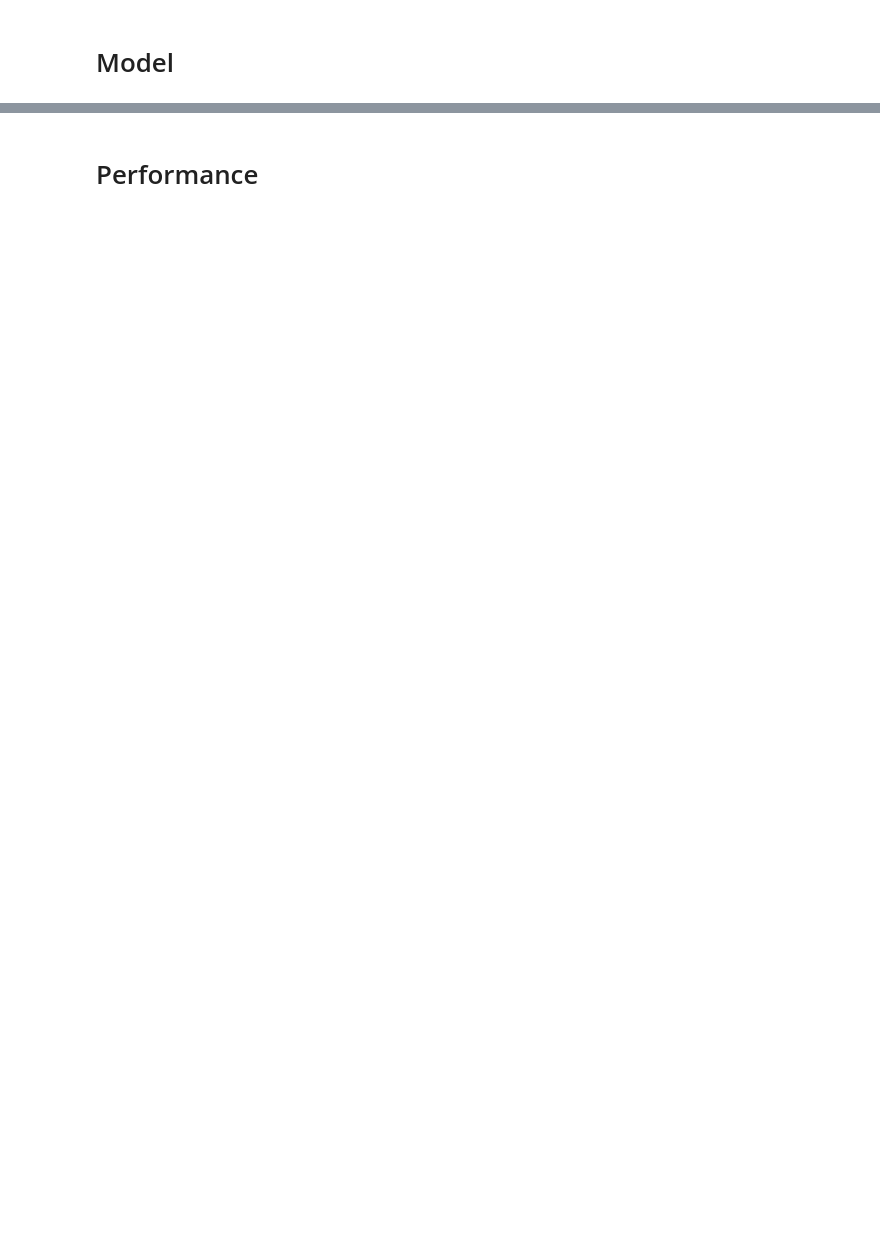
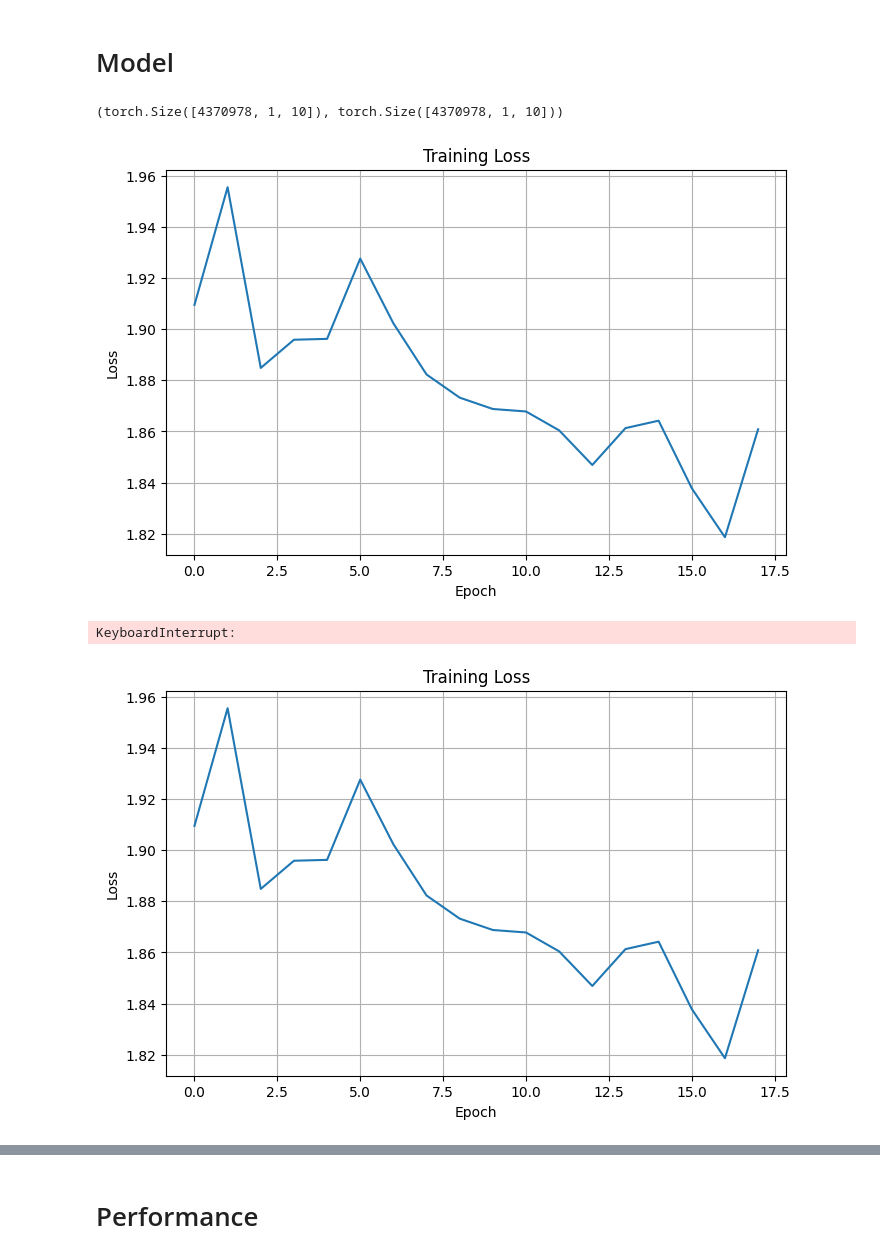
Before and after one commit to rushikesh-katkar/transformer, a Jupyter notebook: notebooks/nb_v1.ipynb, the cells around one changed output, grey strips where cells are left out. Drawn from its saved outputs; the diff is of its cells as text; code cells hidden in the pictures; blank space fills up the shorter version.

```diff
--- a/notebooks/nb_v1.ipynb
+++ b/notebooks/nb_v1.ipynb
@@ -114,20 +123,29 @@ import random
 
 
 X, Y = [], []
+x_before, y_before =  None, None
 
 for word in words:
     # Choose a random mask probability for this example
-    mask_prob = random.uniform(0.05, 0.3)  # e.g., 10% to 80% masked
+    mask_prob = random.uniform(0.1, 0.9)  # e.g., 10% to 80% masked
     u = random.random()
     # mask_prob = 0.05 + (0.8 - 0.1) * (1 - u**2)  # favor smaller mask fraction
 
-    x, y = prepare_training_example(word, Tokenizer, max_len=8, mask_prob=mask_prob)
+    for _ in range(50):
 
-    X.append(x)
+        x, y = prepare_training_example(word, Tokenizer, max_len=8, mask_prob=mask_prob)
 
-    Y.append(y)
+        if (x_before != None) and torch.all((x_before == x) & (y_before == y)):
+
+            continue
+
+        X.append(x)
+
+        Y.append(y)
+
+        x_before, y_before = x, y
 # %%
-idx = 333
+idx = 330
 print(f"Example word: {words[idx]}\n")
 
 print(f"Input sequence:  {X[idx].squeeze()}")
@@ -145,6 +171,10 @@ print(f"Decoded Target sequence:  {"".join(Tokenizer.itos[i] for i in Y[idx].squ
 # Convert to tensors
 X_tensor = torch.stack(X)  # shape: (B, T)
 Y_tensor = torch.stack(Y)  # shape: (B, T)
+
+X_tensor.shape, Y_tensor.shape
+# %% [output]
+(torch.Size([4370978, 1, 10]), torch.Size([4370978, 1, 10]))
 # %%
 import torch
 import torch.nn as nn
@@ -156,14 +186,14 @@ from IPython.display import display, clear_output
 # --- Hyperparameters ---
 seq_len    = 10 ## max word lenght = 8 + 2 tokens (start and end)
 vocab_size = 29 ## 26 alphabets + (start, end and mask)
-d_model    = 128
+d_model    = 36
 num_epochs = 10000
 learning_rate = 0.005
 
 
 emb        = Embeddings(vocab_size = vocab_size, d_model= d_model, max_len= seq_len)
 
-multiHeadLayer = multiHeads(num_heads = 4,
+multiHeadLayer = multiHeads(num_heads = 3,
                             d_model   = d_model,
                             max_len   = seq_len)
 rc = residualConnection()
@@ -183,14 +213,14 @@ optimizer = optim.Adam(emb.parameters() +
 fig, ax = plt.subplots(figsize=(8,5))
 display(fig)
 
-# loss_history = []
-learning_rate = 0.001
+loss_history = []
+learning_rate = 0.015
 
 
 for epoch in range(num_epochs):
     optimizer.zero_grad()
 
-    idx  = random.sample(range(len(words)), 2500)
+    idx  = random.sample(range(len(words)), 5000)
 
     X_idx = X_tensor[idx].squeeze(1)
     Y_idx = Y_tensor[idx].squeeze(1)
@@ -217,31 +247,35 @@ for epoch in range(num_epochs):
     ## Loss on just revealed mask ------ OPTION B
 
     mask = (X_idx == 28) & (Y_idx <= 26)
 
     mask_flat = mask.view(-1)
 
     masked_logits = logits.view(-1, logits.size(-1))[mask_flat]
     masked_targets = targets.view(-1)[mask_flat]
 
     loss = loss_fn(masked_logits, masked_targets)
 
     # Backward pass
     loss.backward()
     optimizer.step()
 
 
     if (epoch + 1) % 500 == 0:
         print(f"Epoch [{epoch+1}/{num_epochs}], Loss: {loss.item():.4f}")
         if loss.item() < 4:
             loss_history.append(loss.item())
 
             ax.clear()
             ax.plot(loss_history)
             ax.set_title("Training Loss")
             ax.set_xlabel("Epoch")
             ax.set_ylabel("Loss")
             ax.grid(True)
 
             clear_output(wait=True)
             display(fig)
+# %% [output]
+[figure, added]
+KeyboardInterrupt:
+[figure, added]
 # %%
```
Also changed, not shown: parts of 12 cells of this notebook, 1 other file.
